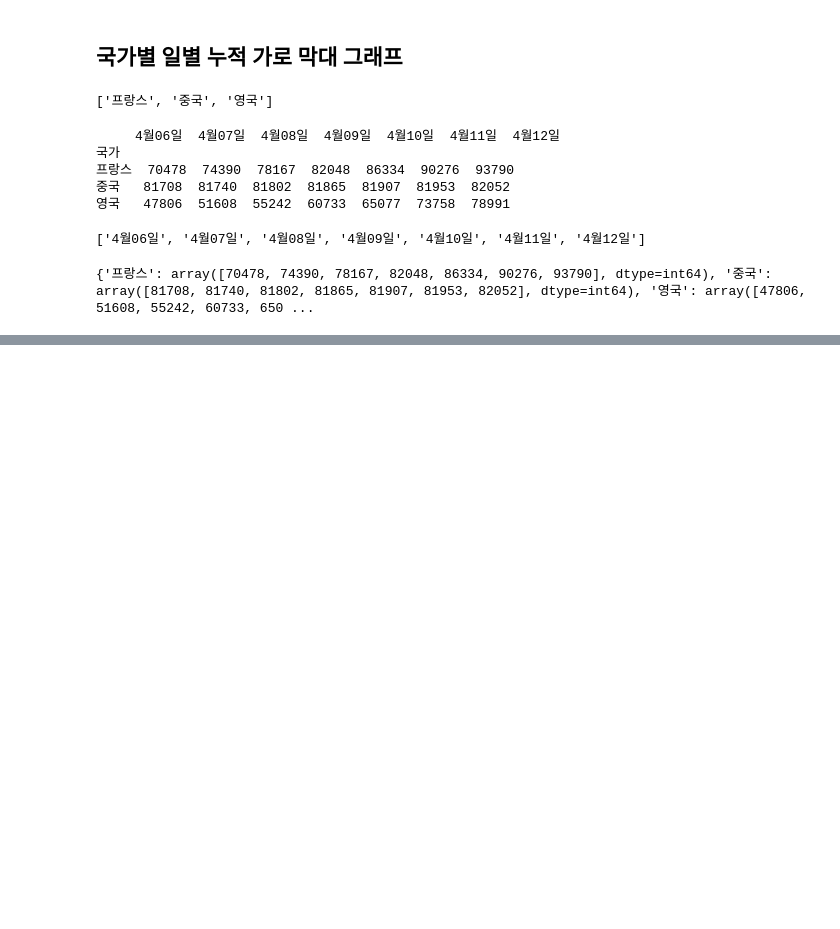
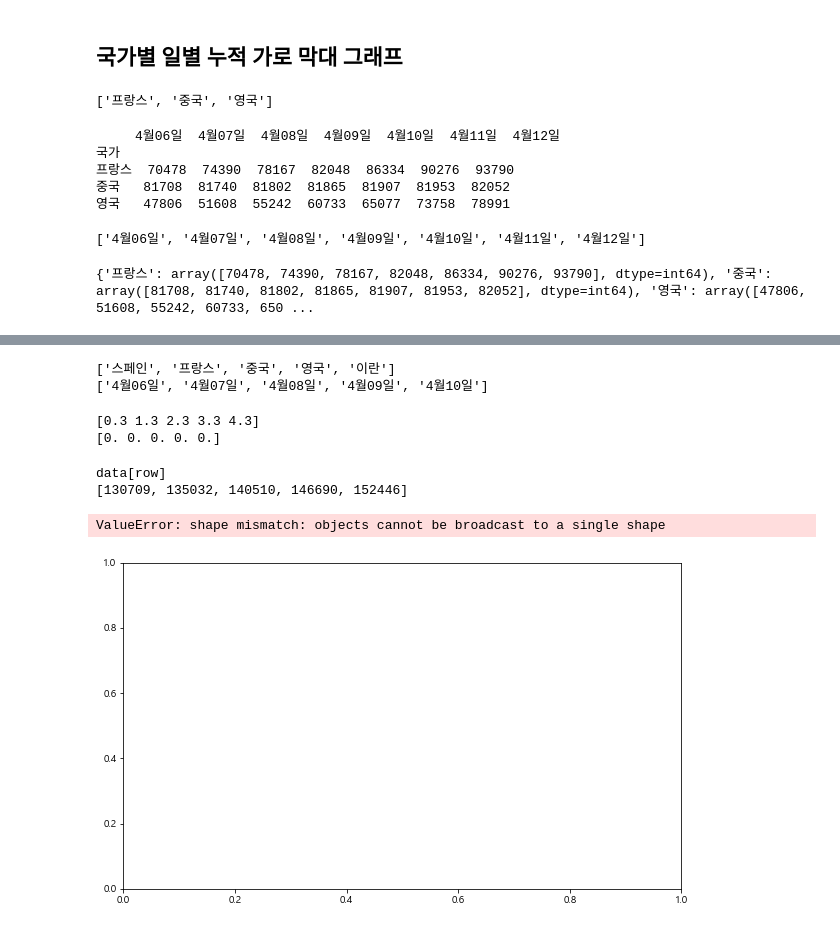
Before and after one commit to hellosunil/TIL-Today-I-Learned-, a Jupyter notebook: 데이터 시각화 with 파이썬/CH3.ipynb, the cells around one changed output, grey strips where cells are left out. Cells and saved outputs as stored; diff of their text form; code cells hidden in the pictures; blank space fills up the shorter version.

```diff
--- a/데이터 시각화 with 파이썬/CH3.ipynb
+++ b/데이터 시각화 with 파이썬/CH3.ipynb
@@ -599,0 +656,5 @@ def MakeBarChart03(chartdata, column_names):
+# %%
+COUNTRY = ['스페인', '프랑스', '중국', '영국', '이란']
+WHEN = ['4월06일', '4월07일', '4월08일', '4월09일', '4월10일']
+data = data.loc[COUNTRY, WHEN]
+print(data)
@@ -599,0 +669,67 @@ def MakeBarChart03(chartdata, column_names):
+# %%
+rows = [x for x in data.index]
+columns = [x for x in data.columns]
+print(rows)
+print(columns)
+# %% [output]
+['스페인', '프랑스', '중국', '영국', '이란']
+['4월06일', '4월07일', '4월08일', '4월09일', '4월10일']
+# %%
+# LEFT_MARGIN 변수 : TABLE의 셀 1개의 너비를 1로 보았을 때, 막대 그래프가 그려질 왼쪽의 마진 값을 지정
+
+n_rows = len(data) # 행 수
+LEFT_MARGIN = 0.3
+index = np.arange(len(columns)) + LEFT_MARGIN
+print(index)
+
+y_offset = np.zeros(len(columns))
+print(y_offset)
+# %% [output]
+[0.3 1.3 2.3 3.3 4.3]
+[0. 0. 0. 0. 0.]
+# %%
+# 막대 그래프 생성, 하단 TABLE의 cell에 들어갈 문자열 생성
+
+cell_text = []
+plt.figure(figsize = (10,6))
+for row in data.index:
+    print('data[row]')
+    chartdata = data.loc[row].tolist()
+    print(chartdata)
+
+    # bottom
+    plt.bar(index, chartdata, bottom=y_offset, width=0.5, label=row)
+
+    # y_offset에는 열 단위로 누적된 값이 들어 갑니다.
+    y_offset = y_offset + chartdata
+
+    y_offset = chartdata
+    print('y_offset')
+    print(y_offset)
+
+    cell_text.append([format(x, ',') for x in chartdata])
+    cell_text.append([format(x, ',') for x in y_offset])
+
+# plt.table()을 이용하여 테이블 생성하기
+
+cell_text.reverse()
+rows = [rows[idx] for idx in range(len(rows)-1, -1, -1)]
+
+the_table = plt.table(cellText=cell_text, rowLabels=rows, colLabels=columns, loc='bottom')
+plt.legend(loc='upper right')
+plt.subplots_adjust(left=0.2, bottom=0.2)
+plt.ylabel('발생건수')
+
+YTICKS_INTERVAL = 50000
+maxlim = (int(y_offset.max()/YTICKS_INTERVAL)+1)*YTICKS_INTERVAL
+
+values = np.arange(0, maxlim, YTICKS_INTERVAL)
+
+plt.yticks(values, ['%s' % format(val, ',') for val in values])
+plt.xticks([])
+plt.title('테이블이 있는 막대 그래프')
+# %% [output]
+data[row]
+[130709, 135032, 140510, 146690, 152446]
+ValueError: shape mismatch: objects cannot be broadcast to a single shape
+[figure, added]
```
Also changed, not shown: parts of 12 cells of this notebook, 1 other file.
